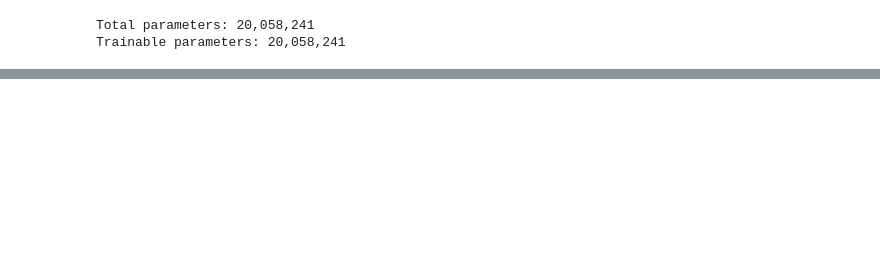
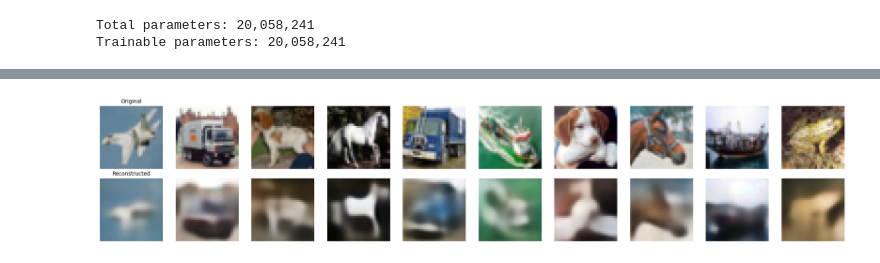
Before and after one commit to prithsha/assignment-22-unet-vet, a Jupyter notebook: vae_cifar10_assignment22.ipynb, the cells around one changed output, grey strips where cells are left out. Saved outputs shown, nothing was run; the diff lists cells and outputs as text; code cells hidden in the pictures; blank space fills up the shorter version.

```diff
--- a/vae_cifar10_assignment22.ipynb
+++ b/vae_cifar10_assignment22.ipynb
@@ -124,7 +124,7 @@ datamodule = CIFAR10DataModule('data')
 # %%
 pl.seed_everything(1234)
 vae = VAE()
-trainer = pl.Trainer(gpus=1, max_epochs=20)
+trainer = pl.Trainer(gpus=1, max_epochs=25)
 trainer.fit(vae, datamodule=datamodule)
 # %% [output]
 Global seed set to 1234
@@ -195,6 +195,6 @@ x_hat_rgb shape: torch.Size([1, 3, 32, 32])
 # %%
 from torchsummary import summary
-vae = VAE.load_from_checkpoint("cifar10_vae_final_checkpoint.ckpt")
+vae = VAE.load_from_checkpoint("results/cifar10_vae_final_checkpoint.ckpt")
 vae.eval().to(torch.device("cuda"))
 
 # Print number of parameters
@@ -250,0 +283,15 @@ plt.show()
+# %%
+
+cifar10_dm = CIFAR10DataModule(data_dir='./data', batch_size=10, num_workers=4)
+cifar10_dm.setup(stage='test')
+test_loader = cifar10_dm.test_dataloader()
+test_loader_iter = iter(test_loader)
+# %%
+# Get a batch of images
+images, labels = next(test_loader_iter)
+images = images.to(vae.device)
+labels = labels.to(vae.device)
+# Call the function
+execute_model_and_plot(vae, images, labels)
+# %% [output]
+[figure, added]
```
Also changed, not shown: parts of 8 cells of this notebook, 1 other file.
